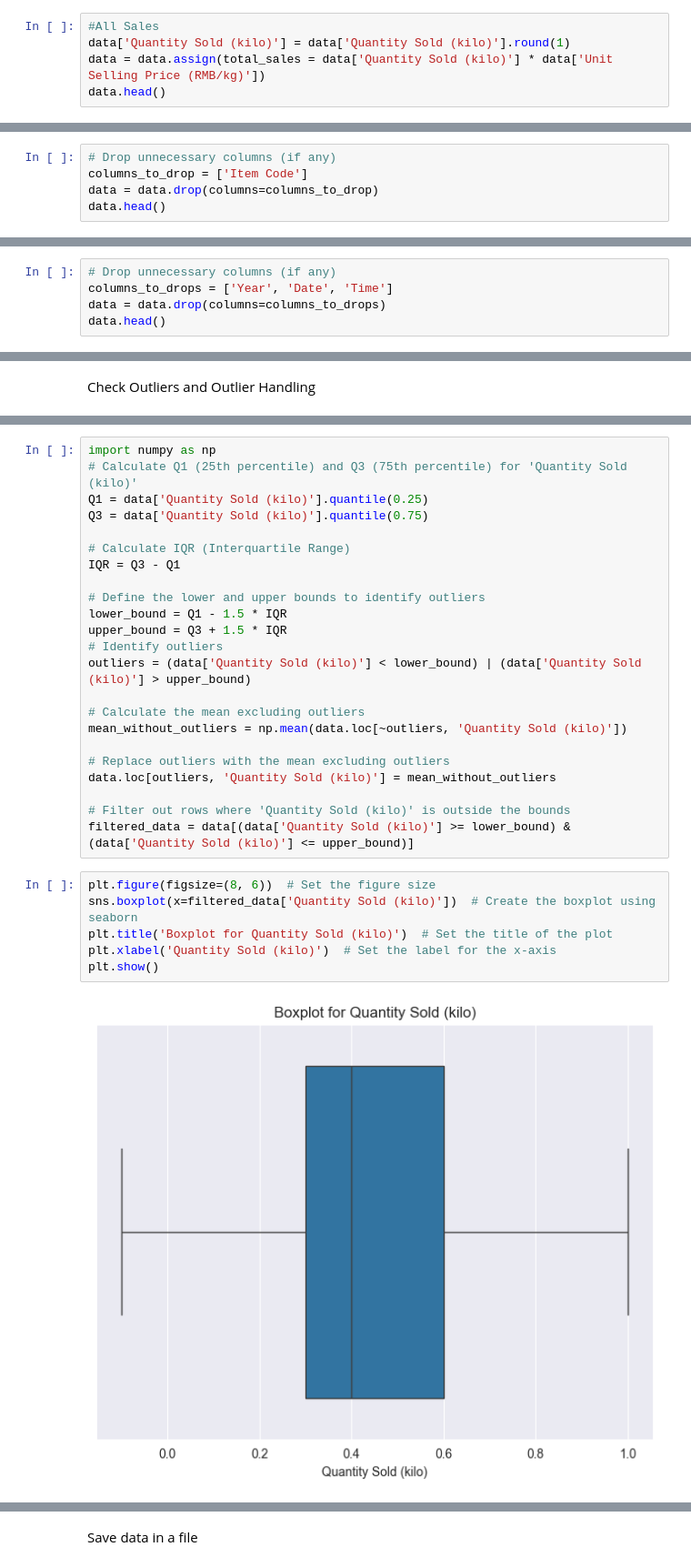
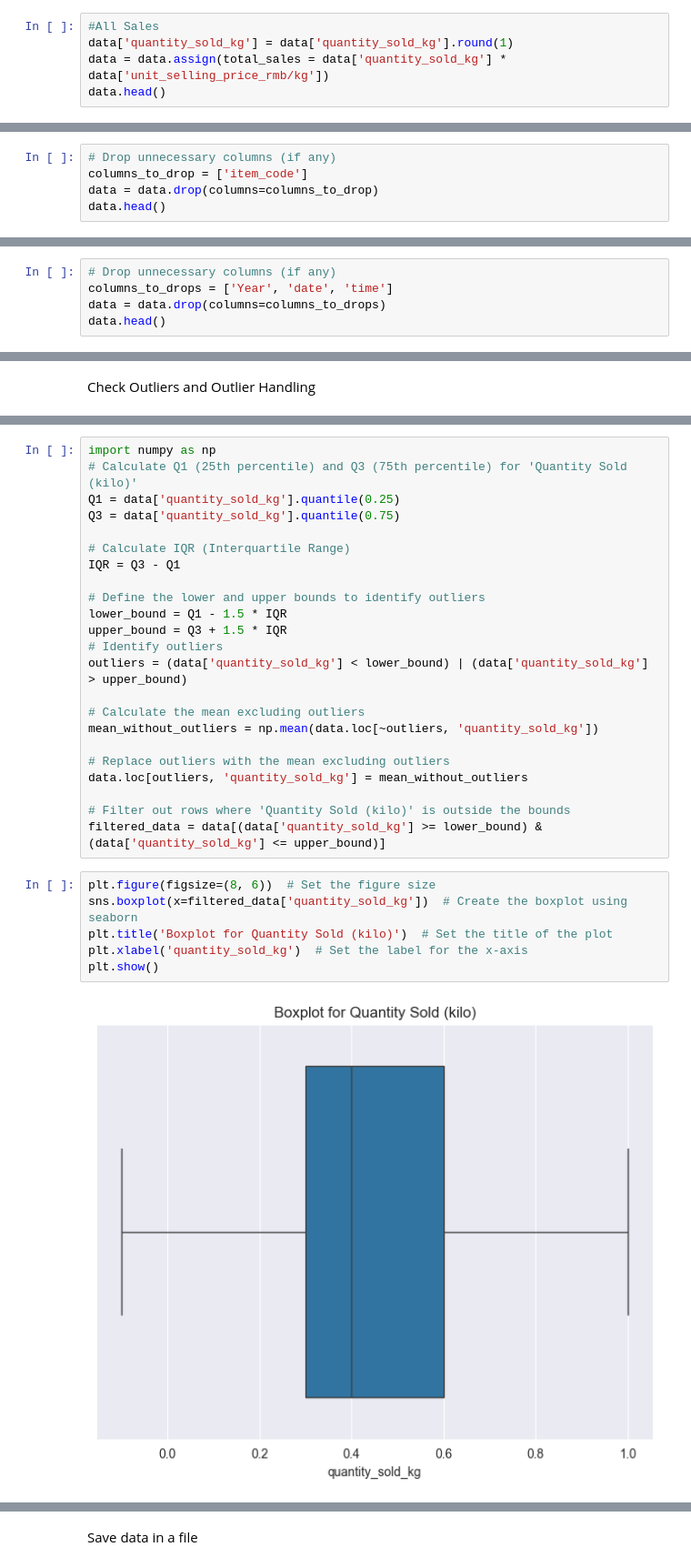
Before and after one commit to RumethSandinu/Project-connexa, a Jupyter notebook: Shamal/data_preprocessing.ipynb, the cells around one changed output, grey strips where cells are left out. Shown at 91% size. Drawn from its saved outputs; the diff is of its cells as text.

```diff
--- a/Shamal/data_preprocessing.ipynb
+++ b/Shamal/data_preprocessing.ipynb
@@ -342,7 +353,7 @@ True      26044
 Name: count, dtype: int64
 # %%
 #All Sales
-data['Quantity Sold (kilo)'] = data['Quantity Sold (kilo)'].round(1)
-data = data.assign(total_sales = data['Quantity Sold (kilo)'] * data['Unit Selling Price (RMB/kg)'])
+data['quantity_sold_kg'] = data['quantity_sold_kg'].round(1)
+data = data.assign(total_sales = data['quantity_sold_kg'] * data['unit_selling_price_rmb/kg'])
 data.head()
 # %% [output]
@@ -412,7 +423,7 @@ top_selling_item
 | 10 | Black Porcini | 91.6 |
 # %%
 # Drop unnecessary columns (if any)
-columns_to_drop = ['Item Code']
+columns_to_drop = ['item_code']
 data = data.drop(columns=columns_to_drop)
 data.head()
 # %% [output]
@@ -483,6 +501,6 @@ data.head()
 # %%
 # Drop unnecessary columns (if any)
-columns_to_drops = ['Year', 'Date', 'Time']
+columns_to_drops = ['Year', 'date', 'time']
 data = data.drop(columns=columns_to_drops)
 data.head()
 # %% [output]
@@ -524,8 +542,8 @@ plt.show()  # Display the plot
 # %%
 import numpy as np
 # Calculate Q1 (25th percentile) and Q3 (75th percentile) for 'Quantity Sold (kilo)'
-Q1 = data['Quantity Sold (kilo)'].quantile(0.25)
-Q3 = data['Quantity Sold (kilo)'].quantile(0.75)
+Q1 = data['quantity_sold_kg'].quantile(0.25)
+Q3 = data['quantity_sold_kg'].quantile(0.75)
 
 # Calculate IQR (Interquartile Range)
 IQR = Q3 - Q1
@@ -534,24 +552,24 @@ IQR = Q3 - Q1
 lower_bound = Q1 - 1.5 * IQR
 upper_bound = Q3 + 1.5 * IQR
 # Identify outliers
-outliers = (data['Quantity Sold (kilo)'] < lower_bound) | (data['Quantity Sold (kilo)'] > upper_bound)
+outliers = (data['quantity_sold_kg'] < lower_bound) | (data['quantity_sold_kg'] > upper_bound)
 
 # Calculate the mean excluding outliers
-mean_without_outliers = np.mean(data.loc[~outliers, 'Quantity Sold (kilo)'])
+mean_without_outliers = np.mean(data.loc[~outliers, 'quantity_sold_kg'])
 
 # Replace outliers with the mean excluding outliers
-data.loc[outliers, 'Quantity Sold (kilo)'] = mean_without_outliers
+data.loc[outliers, 'quantity_sold_kg'] = mean_without_outliers
 
 # Filter out rows where 'Quantity Sold (kilo)' is outside the bounds
-filtered_data = data[(data['Quantity Sold (kilo)'] >= lower_bound) & (data['Quantity Sold (kilo)'] <= upper_bound)]
+filtered_data = data[(data['quantity_sold_kg'] >= lower_bound) & (data['quantity_sold_kg'] <= upper_bound)]
 # %%
 plt.figure(figsize=(8, 6))  # Set the figure size
-sns.boxplot(x=filtered_data['Quantity Sold (kilo)'])  # Create the boxplot using seaborn
+sns.boxplot(x=filtered_data['quantity_sold_kg'])  # Create the boxplot using seaborn
 plt.title('Boxplot for Quantity Sold (kilo)')  # Set the title of the plot
-plt.xlabel('Quantity Sold (kilo)')  # Set the label for the x-axis
+plt.xlabel('quantity_sold_kg')  # Set the label for the x-axis
 plt.show()
 # %% [output]
-[figure, old version]
+[figure, new version]
 # %%
 # Generate a boxplot specifically for the 'Unit Selling Price (RMB/kg)' column
 plt.figure(figsize=(8, 6))  # Set the figure size
```
Also changed, not shown: parts of 45 cells of this notebook, 6 other files.
